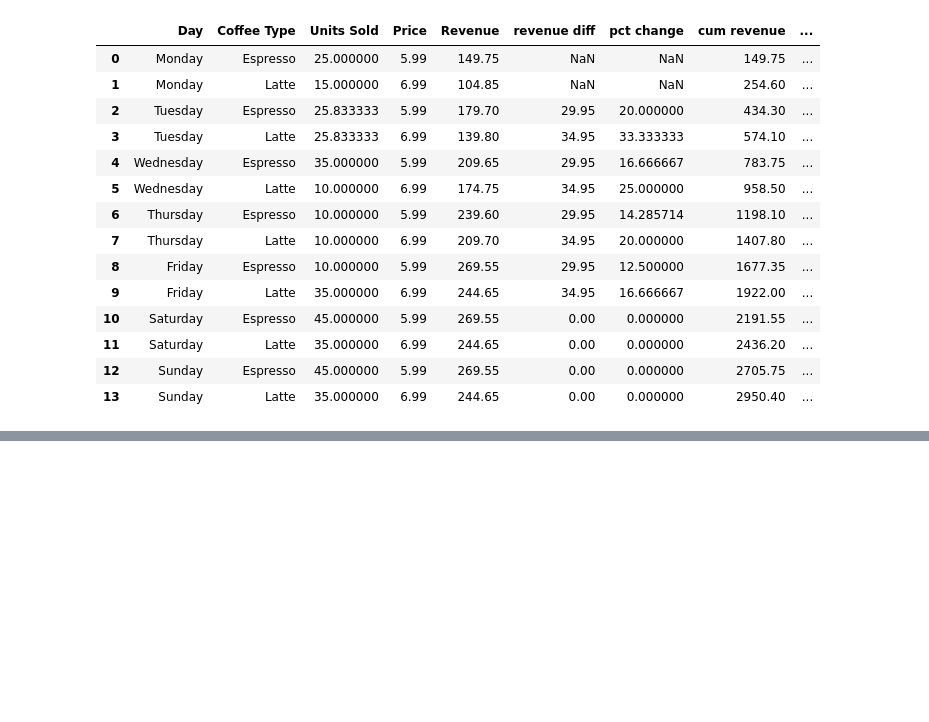
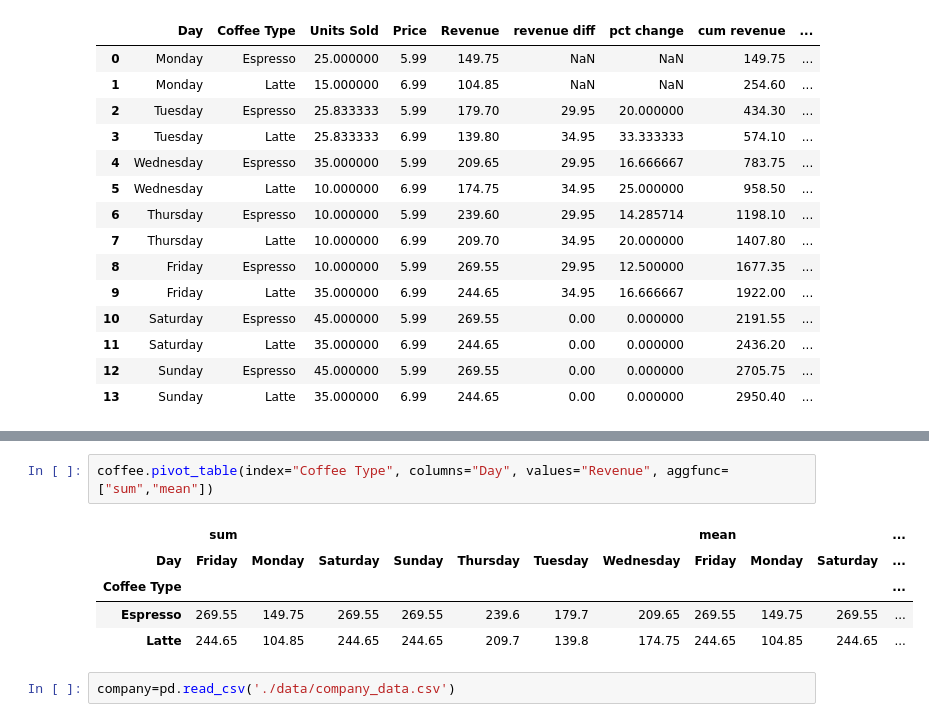
Before and after one commit to mus9090/pandas-practice, a Jupyter notebook: 01-basics.ipynb, the cells around one changed output, grey strips where cells are left out. Cells and saved outputs as stored; diff of their text form; blank space fills up the shorter version.

Commit message:
pivot

```diff
--- a/01-basics.ipynb
+++ b/01-basics.ipynb
@@ -1284,0 +1299,10 @@ coffee
+# %%
+coffee.pivot_table(index="Coffee Type", columns="Day", values="Revenue", aggfunc=["sum","mean"])
+# %% [output]
+|  | sum |  |  |  |  |  |  | mean |  |  | ... |
+| Day | Friday | Monday | Saturday | Sunday | Thursday | Tuesday | Wednesday | Friday | Monday | Saturday | ... |
+| Coffee Type |  |  |  |  |  |  |  |  |  |  | ... |
+| Espresso | 269.55 | 149.75 | 269.55 | 269.55 | 239.6 | 179.7 | 209.65 | 269.55 | 149.75 | 269.55 | ... |
+| Latte | 244.65 | 104.85 | 244.65 | 244.65 | 209.7 | 139.8 | 174.75 | 244.65 | 104.85 | 244.65 | ... |
+# %%
+company=pd.read_csv('./data/company_data.csv')
```
Also changed, not shown: parts of 5 cells of this notebook, 1 other file.
